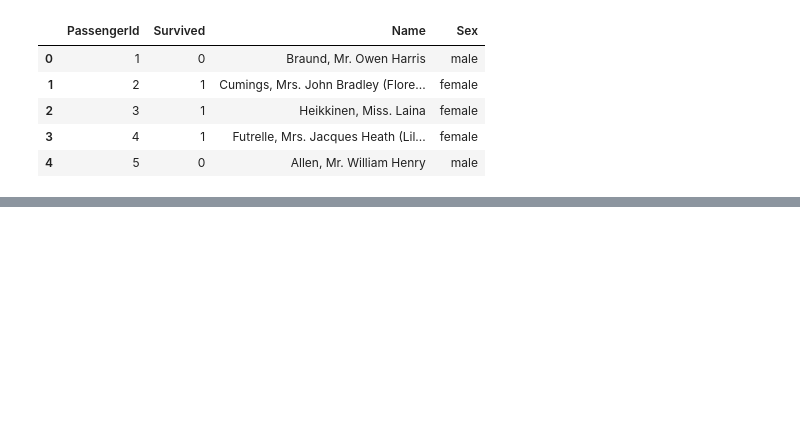
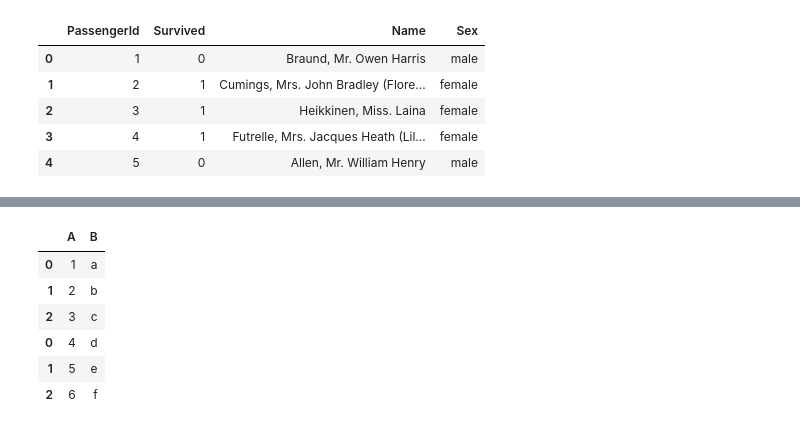
Before and after one commit to Subikash/Deep-Training, a Jupyter notebook: Pandas_tutorial_Day_2.ipynb, the cells around one changed output, grey strips where cells are left out. Drawn from its saved outputs; the diff is of its cells as text; code cells hidden in the pictures; blank space fills up the shorter version.

```diff
--- a/Pandas_tutorial_Day_2.ipynb
+++ b/Pandas_tutorial_Day_2.ipynb
@@ -348,0 +374,20 @@ result.head()
+# %%
+dict_1 = {'A': ['1', '2', '3'],
+             'B': ['a', 'b', 'c']}
+
+dict_2 =  {'A': ['4', '5', '6'],
+             'B': ['d', 'e', 'f']}
+
+df_a = pd.DataFrame(dict_1)
+df_b = pd.DataFrame(dict_2)
+
+result = pd.concat([df_a, df_b], axis=0)
+result
+# %% [output]
+|  | A | B |
+| 0 | 1 | a |
+| 1 | 2 | b |
+| 2 | 3 | c |
+| 0 | 4 | d |
+| 1 | 5 | e |
+| 2 | 6 | f |
```
Also changed, not shown: parts of 6 cells of this notebook.
